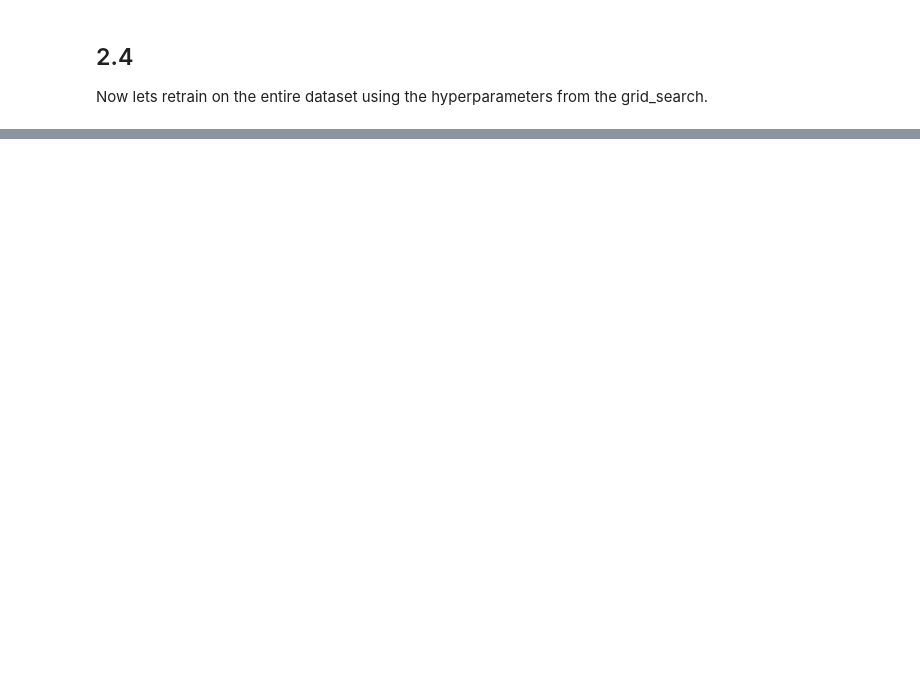
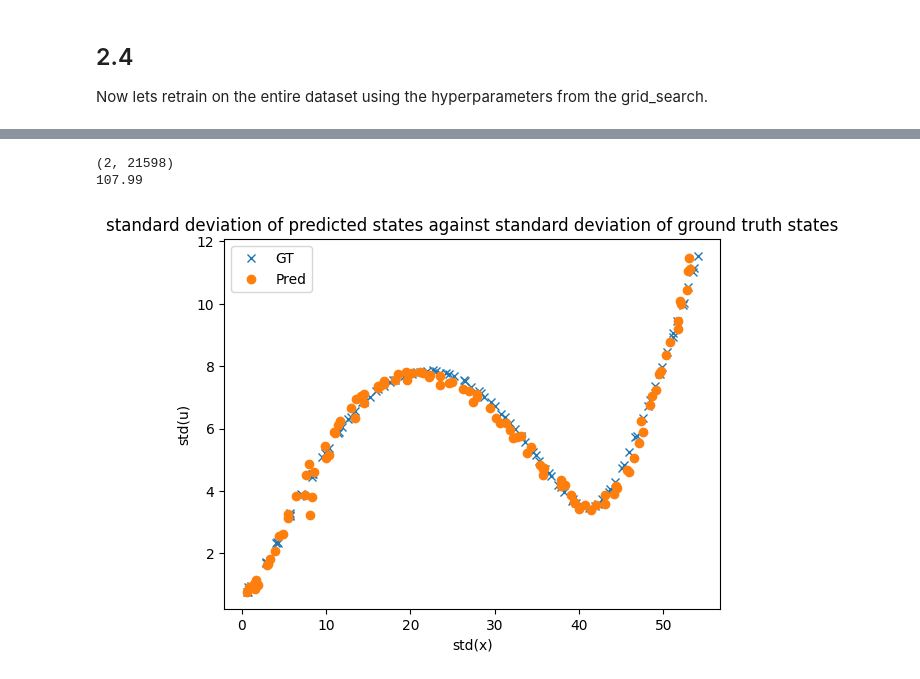
Before and after one commit to ck21706/DDPM_Coursework, a Jupyter notebook: part2_solution_notebook.ipynb, the cells around one changed output, grey strips where cells are left out. Cells and saved outputs as stored; diff of their text form; code cells hidden in the pictures; blank space fills up the shorter version.

```diff
--- a/part2_solution_notebook.ipynb
+++ b/part2_solution_notebook.ipynb
@@ -399,0 +401,11 @@ train_data =
+# %%
+W_in, W, W_out = train_esn(best_hs, best_sr, train_data, test_data)
+
+train_preds = predict_reservoir(W_out, W, W_in, train_data[:, :-1].T)
+test_preds = predict_reservoir(W_out, W, W_in, test_data[:, :-1].T)
+
+train_mse = calc_mse(train_data[:, 1:].T, train_preds)
+test_mse = calc_mse(test_data[:, 1:].T, test_preds)
+
+print(f'Training MSE: {train_mse}')
+print(f'Test MSE: {test_mse}')
@@ -399,0 +417,26 @@ train_data =
+# %%
+all_preds = np.hstack([train_preds.T, test_preds.T])
+print(all_preds.shape)
+print(all_preds.shape[1] / 200)
+
+all_preds[0, :] *= X_max
+all_preds[1, :] *= U_max
+
+X_pred_std = []
+U_pred_std = []
+for i in range(round(all_preds.shape[1]/200)):
+    time_series = all_preds[:, i*200:(i+1)*200]
+    X_pred_std.append(np.std(time_series[0, :]))
+    U_pred_std.append(np.std(time_series[1, :]))
+
+plt.plot(X_std, U_std, "x", label='GT')
+plt.plot(X_pred_std, U_pred_std, 'o', label='Pred')
+plt.xlabel('std(x)')
+plt.ylabel('std(u)')
+plt.title('standard deviation of predicted states against standard deviation of ground truth states')
+plt.legend()
+plt.show()
+# %% [output]
+(2, 21598)
+107.99
+[figure, added]
```
Also changed, not shown: parts of 10 cells of this notebook.
